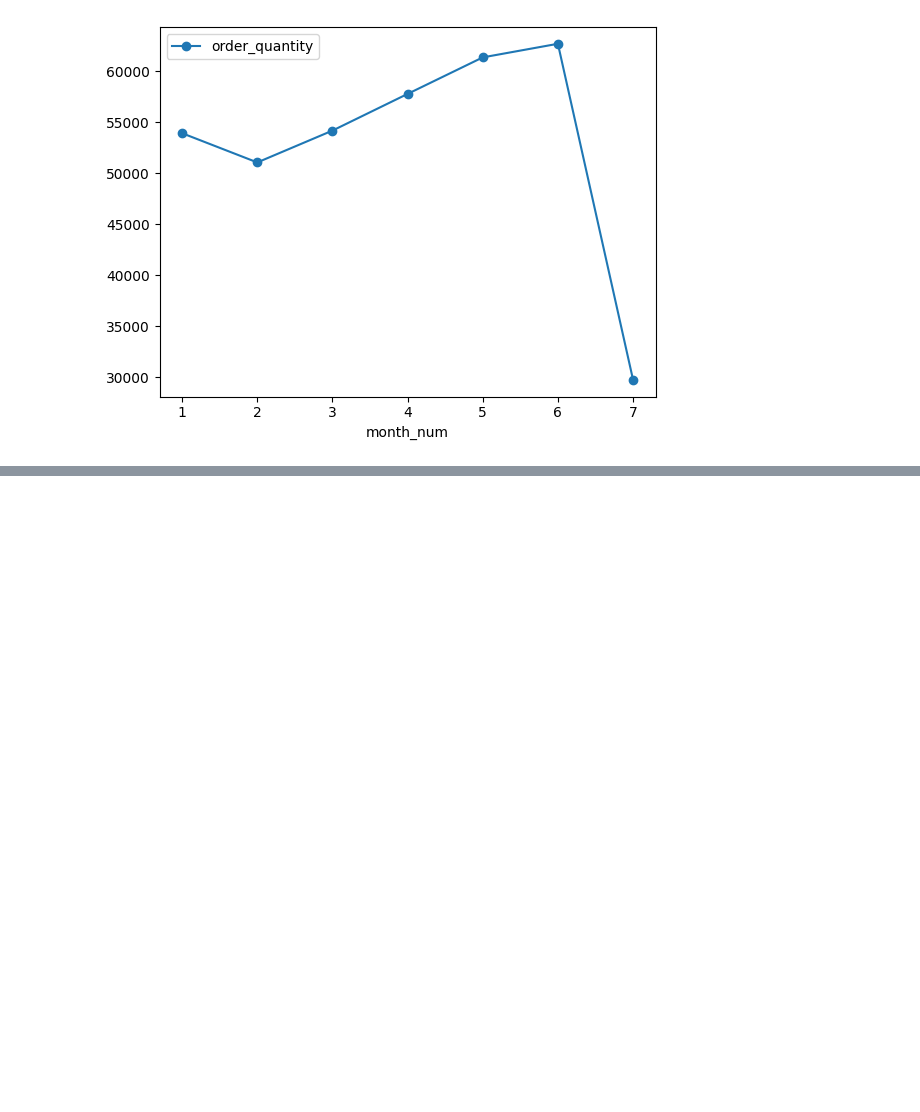
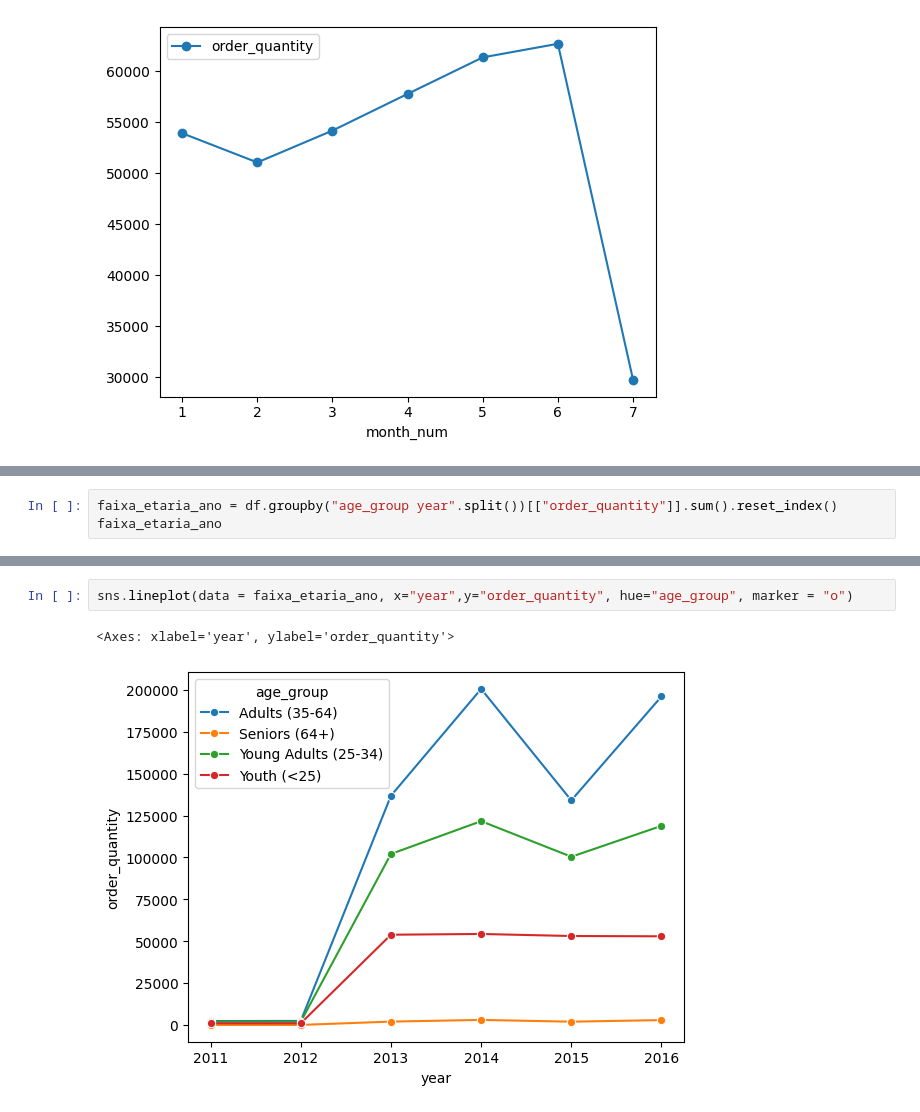
Before and after one commit to TayanSequeira/Skill-Case_Bikes, a Jupyter notebook: case_bikes.ipynb, the cells around one changed output, grey strips where cells are left out. Cells and saved outputs as stored; diff of their text form; blank space fills up the shorter version.

```diff
--- a/case_bikes.ipynb
+++ b/case_bikes.ipynb
@@ -215,0 +447,3 @@ Quantidade total de vendas - ano de 2016
+# %%
+faixa_etaria_ano = df.groupby("age_group year".split())[["order_quantity"]].sum().reset_index()
+faixa_etaria_ano
@@ -215,0 +468,5 @@ Quantidade total de vendas - ano de 2016
+# %%
+sns.lineplot(data = faixa_etaria_ano, x="year",y="order_quantity", hue="age_group", marker = "o")
+# %% [output]
+<Axes: xlabel='year', ylabel='order_quantity'>
+[figure, added]
```
Also changed, not shown: parts of 36 cells of this notebook.
